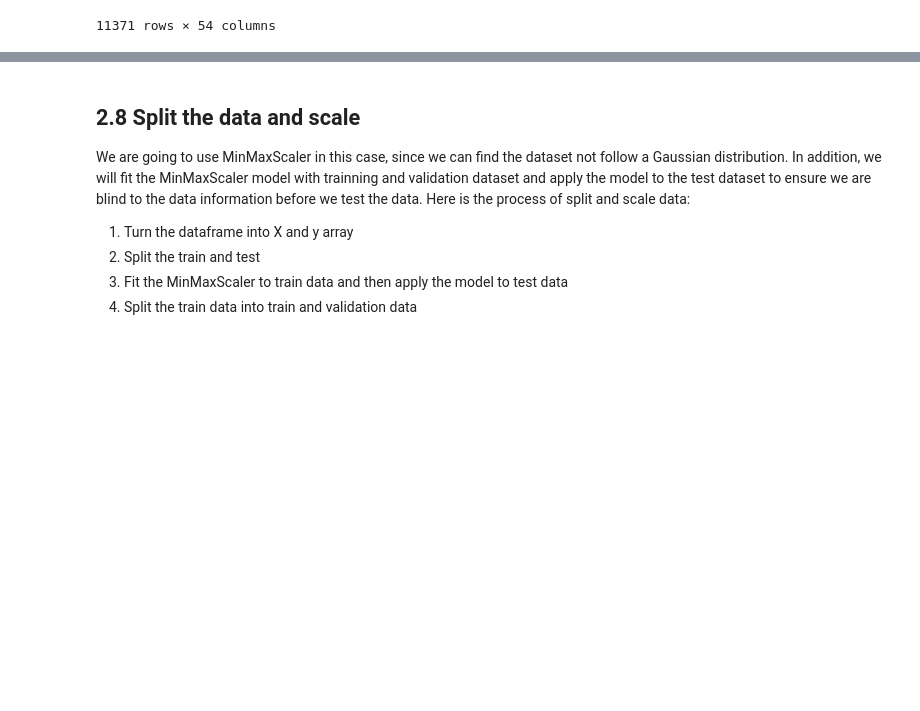
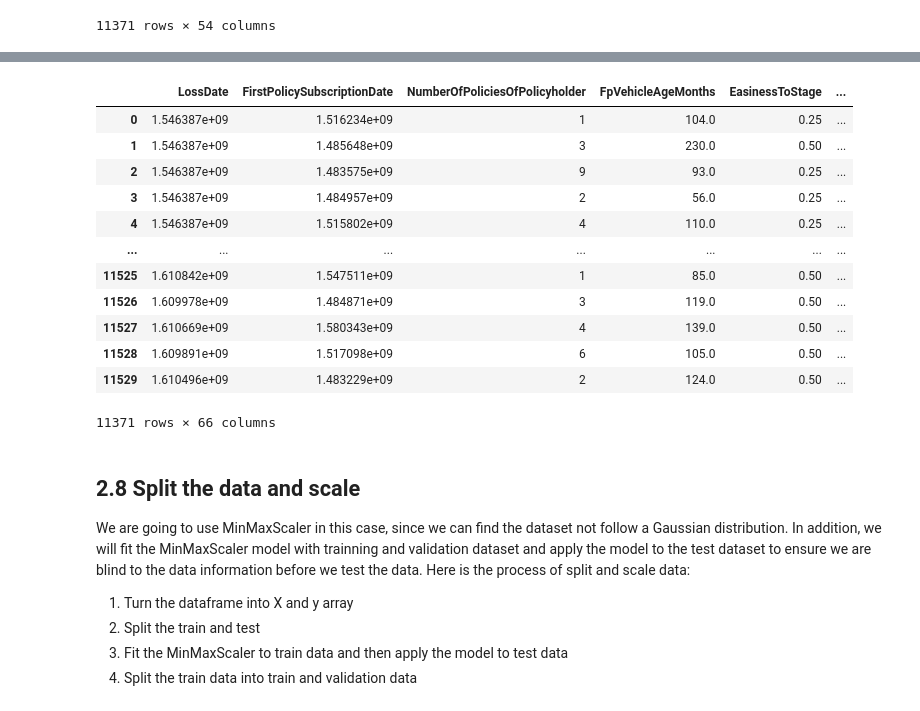
Before and after one commit to ba-group-projects/insurance-fraud-detection, a Jupyter notebook: main-update.ipynb, the cells around one changed output, grey strips where cells are left out. Cells and saved outputs as stored; diff of their text form; code cells hidden in the pictures; blank space fills up the shorter version.

```diff
--- a/main-update.ipynb
+++ b/main-update.ipynb
@@ -448,3 +449,19 @@ df = df.drop(columns=['ClaimInvolvedCovers'])
+# %%
+df
+# %% [output]
+|  | LossDate | FirstPolicySubscriptionDate | NumberOfPoliciesOfPolicyholder | FpVehicleAgeMonths | EasinessToStage | ... |
+| 0 | 1.546387e+09 | 1.516234e+09 | 1 | 104.0 | 0.25 | ... |
+| 1 | 1.546387e+09 | 1.485648e+09 | 3 | 230.0 | 0.50 | ... |
+| 2 | 1.546387e+09 | 1.483575e+09 | 9 | 93.0 | 0.25 | ... |
+| 3 | 1.546387e+09 | 1.484957e+09 | 2 | 56.0 | 0.25 | ... |
+| 4 | 1.546387e+09 | 1.515802e+09 | 4 | 110.0 | 0.25 | ... |
+| ... | ... | ... | ... | ... | ... | ... |
+| 11525 | 1.610842e+09 | 1.547511e+09 | 1 | 85.0 | 0.50 | ... |
+| 11526 | 1.609978e+09 | 1.484871e+09 | 3 | 119.0 | 0.50 | ... |
+| 11527 | 1.610669e+09 | 1.580343e+09 | 4 | 139.0 | 0.50 | ... |
+| 11528 | 1.609891e+09 | 1.517098e+09 | 6 | 105.0 | 0.50 | ... |
+| 11529 | 1.610496e+09 | 1.483229e+09 | 2 | 124.0 | 0.50 | ... |
+11371 rows × 66 columns
 # %% [markdown]
 ## 2.8 Split the data and scale
 We are going to use MinMaxScaler in this case, since we can find the dataset not follow a Gaussian distribution. In addition, we will fit the MinMaxScaler model with trainning and validation dataset and apply the model to the test dataset to ensure we are blind to the data information before we test the data.
```
Also changed, not shown: parts of 30 cells of this notebook, 15 other files.
